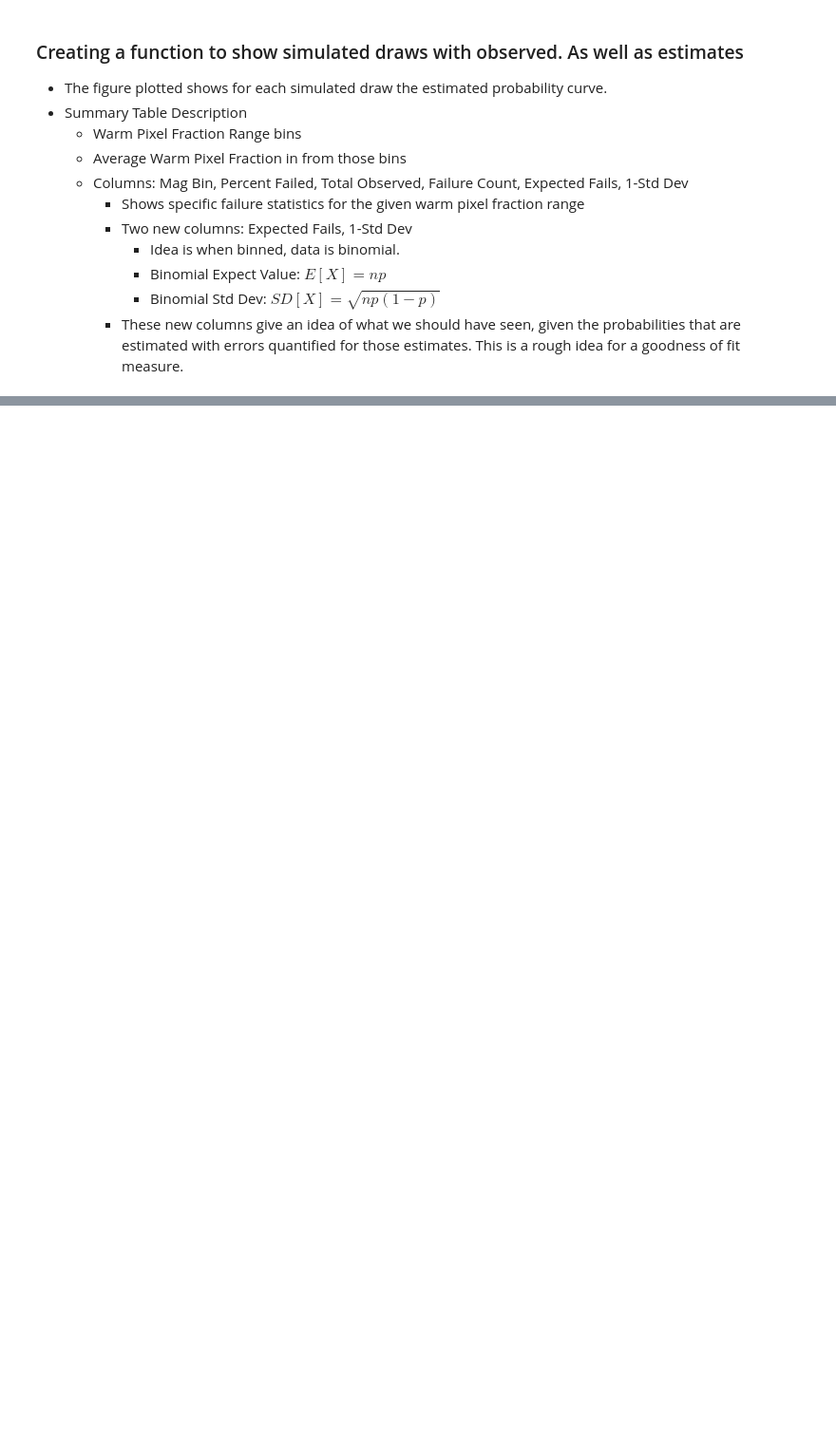
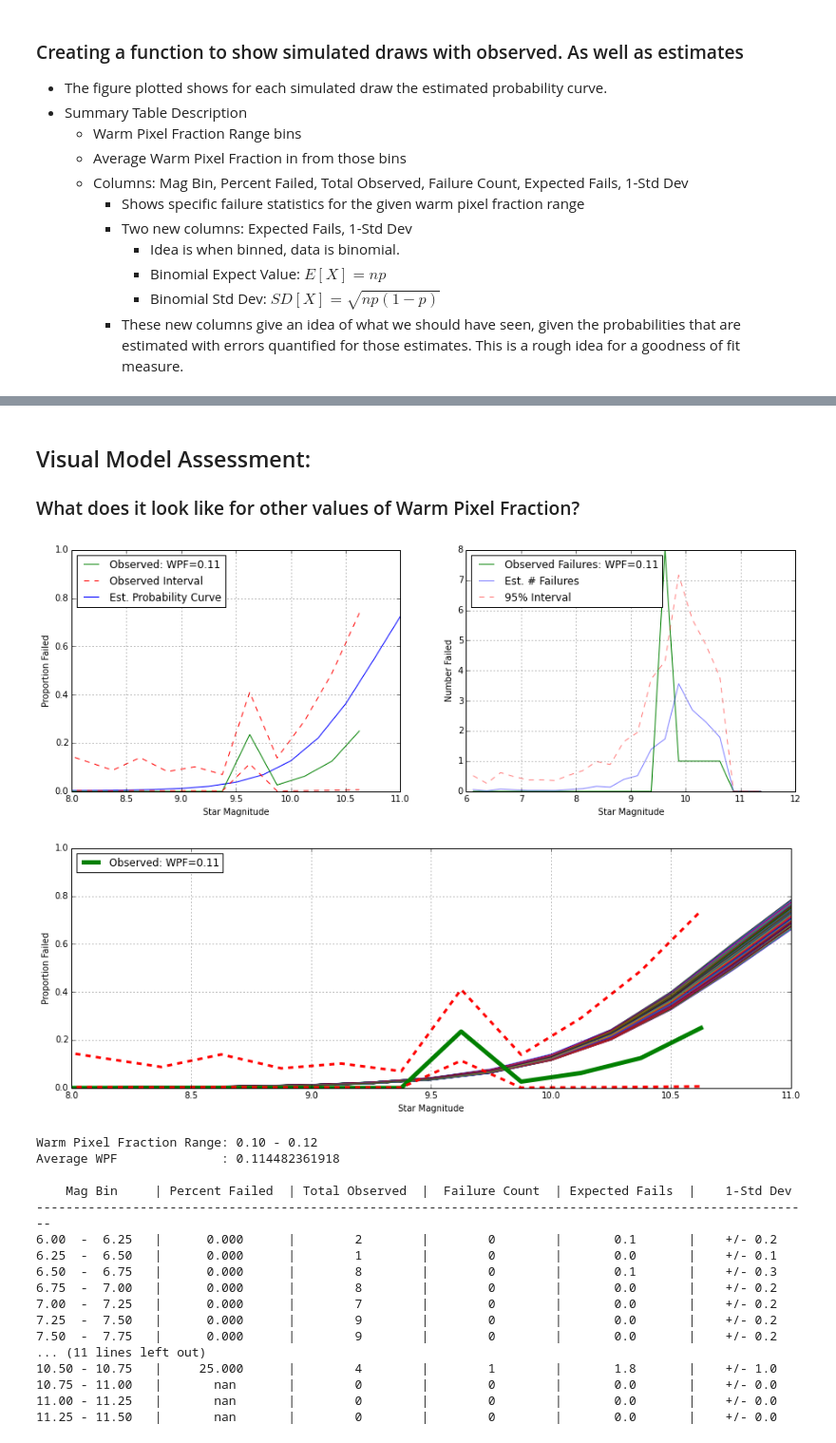
Before and after one commit to sot/aca_stats, a Jupyter notebook: acqstats_bp6_mainbook.ipynb, the cells around one changed output, grey strips where cells are left out. Shown at 95% size. Cells and saved outputs as stored; diff of their text form; code cells hidden in the pictures; blank space fills up the shorter version.

```diff
--- a/acqstats_bp6_mainbook.ipynb
+++ b/acqstats_bp6_mainbook.ipynb
@@ -661,7 +654,7 @@ def compare_obs_2_calc(wp_test, betas):
     test_data = ast.subset_range_tstart_jyear(acq_data, test_start, test_end)
     wp_range = ast.subset_range_warmpix(test_data, wp_test)
 
-    test_matrix = build_matrix_fixedWP(wp_test, m_center, wp_center)
+    test_matrix = build_matrix_fixedWP(wp_test, beta_load['centers']['mag'], beta_load['centers']['warmpix'])
 
     # Calculating the estimated probabilities
     y = stats.norm.cdf(np.dot(test_matrix, betas))
@@ -682,7 +675,7 @@ def compare_obs_2_calc(wp_test, betas):
     exp_sd = []
     for i in np.arange(0, len(total_counts)):
         mag = ((nbins[i+1] - 0.25) + nbins[i+1])/2.0
-        pi = stats.norm.cdf(np.dot(build_matrix_line(mag, wp_test, m_center, wp_center), betas))
+        pi = stats.norm.cdf(np.dot(build_matrix_line(mag, wp_test, beta_load['centers']['mag'], beta_load['centers']['warmpix']), betas))
         exp_fail = total_counts[i] * pi
         std_dev = np.sqrt(total_counts[i] * pi * (1 - pi))
         exp_fails.append(exp_fail)
@@ -817,0 +811,26 @@ Average WPF              : 0.138132625378
+# %% [markdown]
+## Visual Model Assessment:
+### What does it look like for other values of Warm Pixel Fraction?
+# %%
+compare_obs_2_calc(0.11, beta_load['means'])
+compare_show_errors(0.11, beta_load['draws'], beta_load['means'])
+# %% [output]
+[figure, added]
+[figure, added]
+Warm Pixel Fraction Range: 0.10 - 0.12
+Average WPF              : 0.114482361918
+
+    Mag Bin     | Percent Failed  | Total Observed  |  Failure Count  | Expected Fails  |    1-Std Dev
+---------------------------------------------------------------------------------------------------------
+6.00  -  6.25   |      0.000      |        2        |        0        |       0.1       |    +/- 0.2
+6.25  -  6.50   |      0.000      |        1        |        0        |       0.0       |    +/- 0.1
+6.50  -  6.75   |      0.000      |        8        |        0        |       0.1       |    +/- 0.3
+6.75  -  7.00   |      0.000      |        8        |        0        |       0.0       |    +/- 0.2
+7.00  -  7.25   |      0.000      |        7        |        0        |       0.0       |    +/- 0.2
+7.25  -  7.50   |      0.000      |        9        |        0        |       0.0       |    +/- 0.2
+7.50  -  7.75   |      0.000      |        9        |        0        |       0.0       |    +/- 0.2
+... (11 lines left out)
+10.50 - 10.75   |     25.000      |        4        |        1        |       1.8       |    +/- 1.0
+10.75 - 11.00   |       nan       |        0        |        0        |       0.0       |    +/- 0.0
+11.00 - 11.25   |       nan       |        0        |        0        |       0.0       |    +/- 0.0
+11.25 - 11.50   |       nan       |        0        |        0        |       0.0       |    +/- 0.0
```
Also changed, not shown: parts of 61 cells of this notebook, 2 other files.
